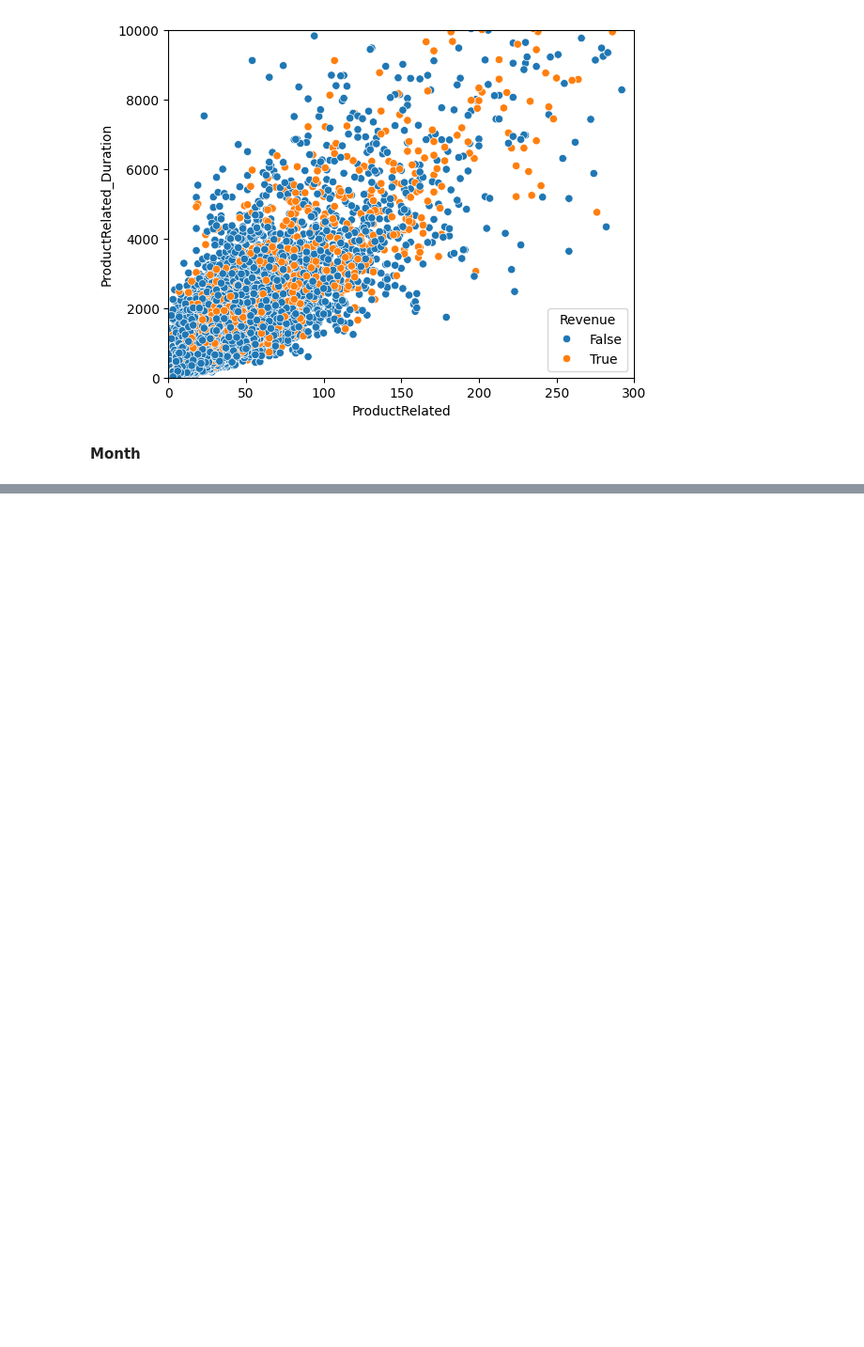
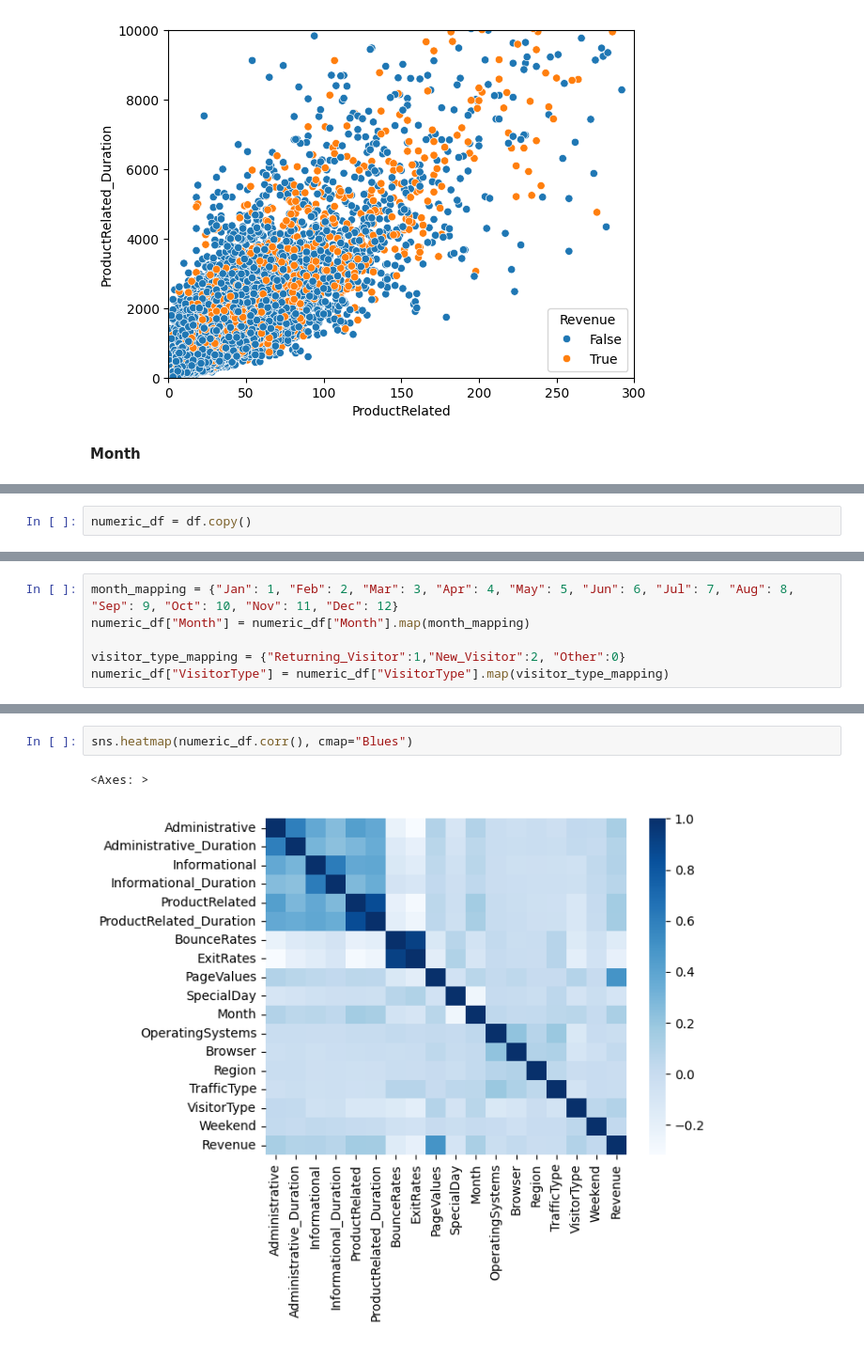
Before and after one commit to Mayank-MSJ-Singh/Online-Shoppers-Purchasing-Intention-Dataset, a Jupyter notebook: main.ipynb, the cells around one changed output, grey strips where cells are left out. Shown at 94% size. Cells and saved outputs as stored; diff of their text form; blank space fills up the shorter version.

```diff
--- a/main.ipynb
+++ b/main.ipynb
@@ -258,0 +254,2 @@ sns.stripplot(x = "Month", y = "BounceRates", hue = "Revenue", data = df, dodge=
+# %%
+numeric_df = df.copy()
@@ -258,0 +261,6 @@ sns.stripplot(x = "Month", y = "BounceRates", hue = "Revenue", data = df, dodge=
+# %%
+month_mapping = {"Jan": 1, "Feb": 2, "Mar": 3, "Apr": 4, "May": 5, "Jun": 6, "Jul": 7, "Aug": 8, "Sep": 9, "Oct": 10, "Nov": 11, "Dec": 12}
+numeric_df["Month"] = numeric_df["Month"].map(month_mapping)
+
+visitor_type_mapping = {"Returning_Visitor":1,"New_Visitor":2, "Other":0}
+numeric_df["VisitorType"] = numeric_df["VisitorType"].map(visitor_type_mapping)
@@ -258,0 +287,5 @@ sns.stripplot(x = "Month", y = "BounceRates", hue = "Revenue", data = df, dodge=
+# %%
+sns.heatmap(numeric_df.corr(), cmap="Blues")
+# %% [output]
+<Axes: >
+[figure, added]
```
Also changed, not shown: parts of 8 cells of this notebook.
